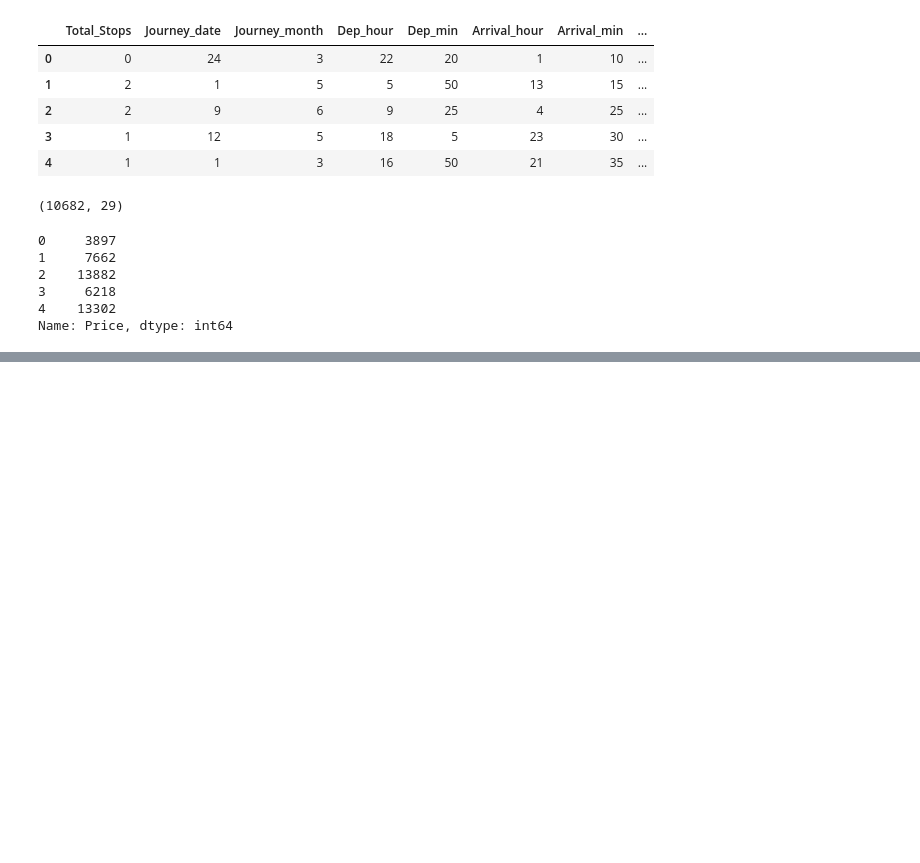
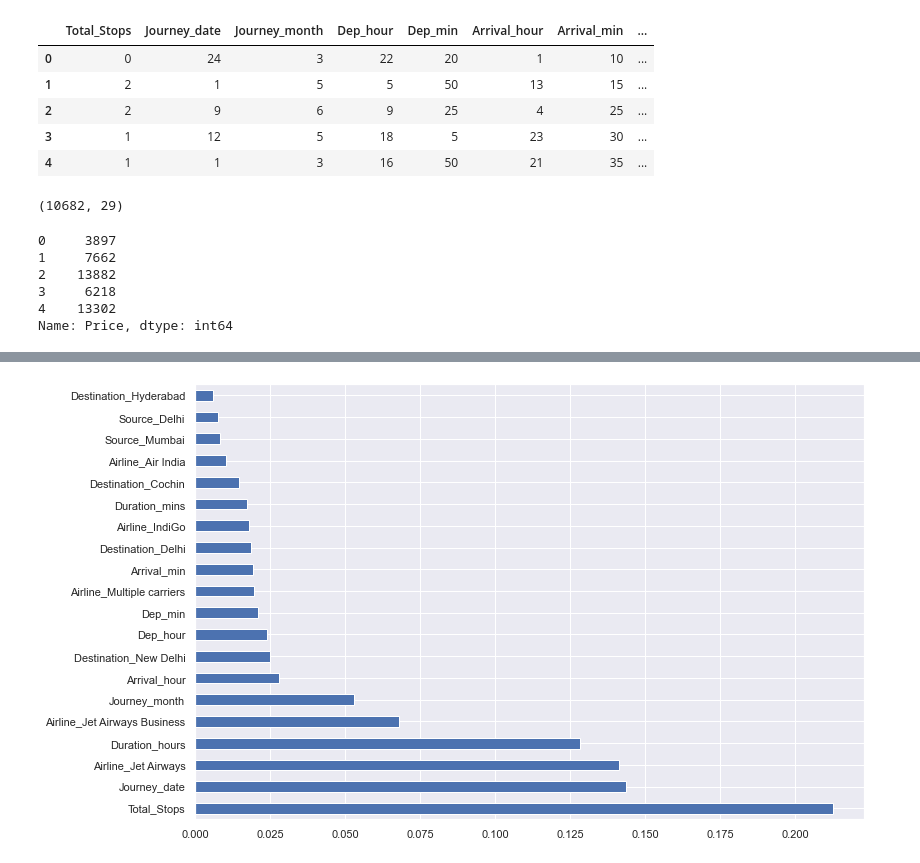
Before and after one commit to AKKUSAXENA/flight-Price-prediction, a Jupyter notebook: Flight_price_prediction_.ipynb, the cells around one changed output, grey strips where cells are left out. Saved outputs shown, nothing was run; the diff lists cells and outputs as text; code cells hidden in the pictures; blank space fills up the shorter version.

```diff
--- a/Flight_price_prediction_.ipynb
+++ b/Flight_price_prediction_.ipynb
@@ -654,8 +678,10 @@ ValueError: could not convert string to float: '4 stops'
 # %%
 # plot graph of feature importances for better visualization
 
 plt.figure(figsize = (12,8))
-feat_importances = pd.Series(selection.feature_importance_,Index=X.columns)
-feat_importances.nlargest(20).plot(kind='birth')
+feat_importances = pd.Series(selection.feature_importances_,index=X.columns)
+feat_importances.nlargest(20).plot(kind='barh')
 
 plt.show()
+# %% [output]
+[figure, added]
```
Also changed, not shown: parts of 31 cells of this notebook.
